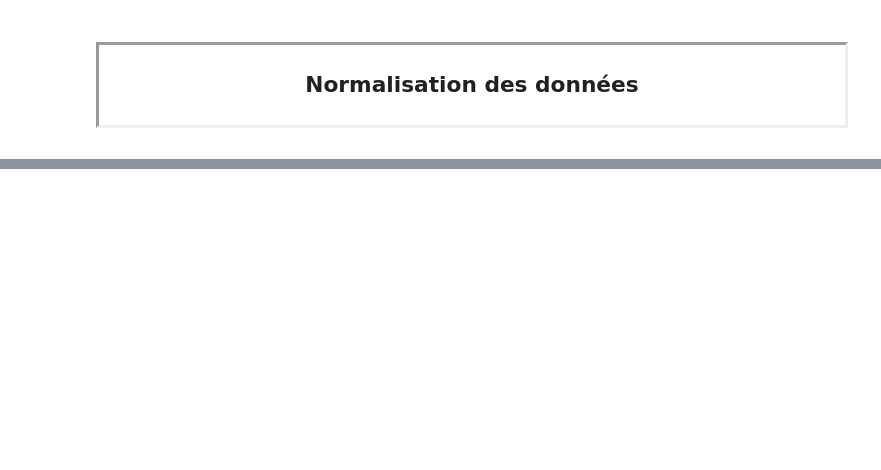
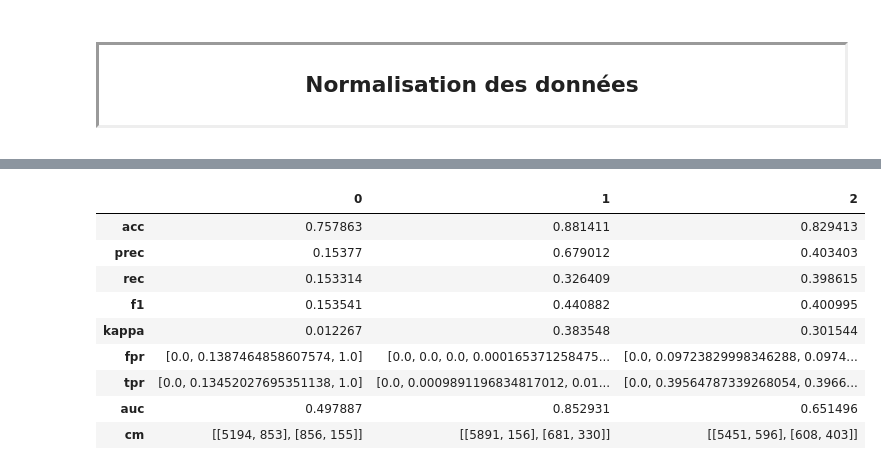
Before and after one commit to lauradesjacques/Classification_models, a Jupyter notebook: Models.ipynb, the cells around one changed output, grey strips where cells are left out. Drawn from its saved outputs; the diff is of its cells as text; code cells hidden in the pictures; blank space fills up the shorter version.

```diff
--- a/Models.ipynb
+++ b/Models.ipynb
@@ -123,0 +171,21 @@ le score du modèle est : 0.7602873660942017
+# %%
+dummy_scale = evaluate_model(model1, X_test, y_test )
+# %%
+reg_logistique = evaluate_model(model2, X_test, y_test )
+# %%
+decision_tree = evaluate_model(model3, X_test, y_test )
+# %%
+table = [dummy_scale, reg_logistique, decision_tree]
+# %%
+pd.DataFrame(table).T
+# %% [output]
+|  | 0 | 1 | 2 |
+| acc | 0.757863 | 0.881411 | 0.829413 |
+| prec | 0.15377 | 0.679012 | 0.403403 |
+| rec | 0.153314 | 0.326409 | 0.398615 |
+| f1 | 0.153541 | 0.440882 | 0.400995 |
+| kappa | 0.012267 | 0.383548 | 0.301544 |
+| fpr | [0.0, 0.1387464858607574, 1.0] | [0.0, 0.0, 0.0, 0.000165371258475... | [0.0, 0.09723829998346288, 0.0974... |
+| tpr | [0.0, 0.13452027695351138, 1.0] | [0.0, 0.0009891196834817012, 0.01... | [0.0, 0.39564787339268054, 0.3966... |
+| auc | 0.497887 | 0.852931 | 0.651496 |
+| cm | [[5194, 853], [856, 155]] | [[5891, 156], [681, 330]] | [[5451, 596], [608, 403]] |
```
Also changed, not shown: parts of 10 cells of this notebook, 2 other files.
